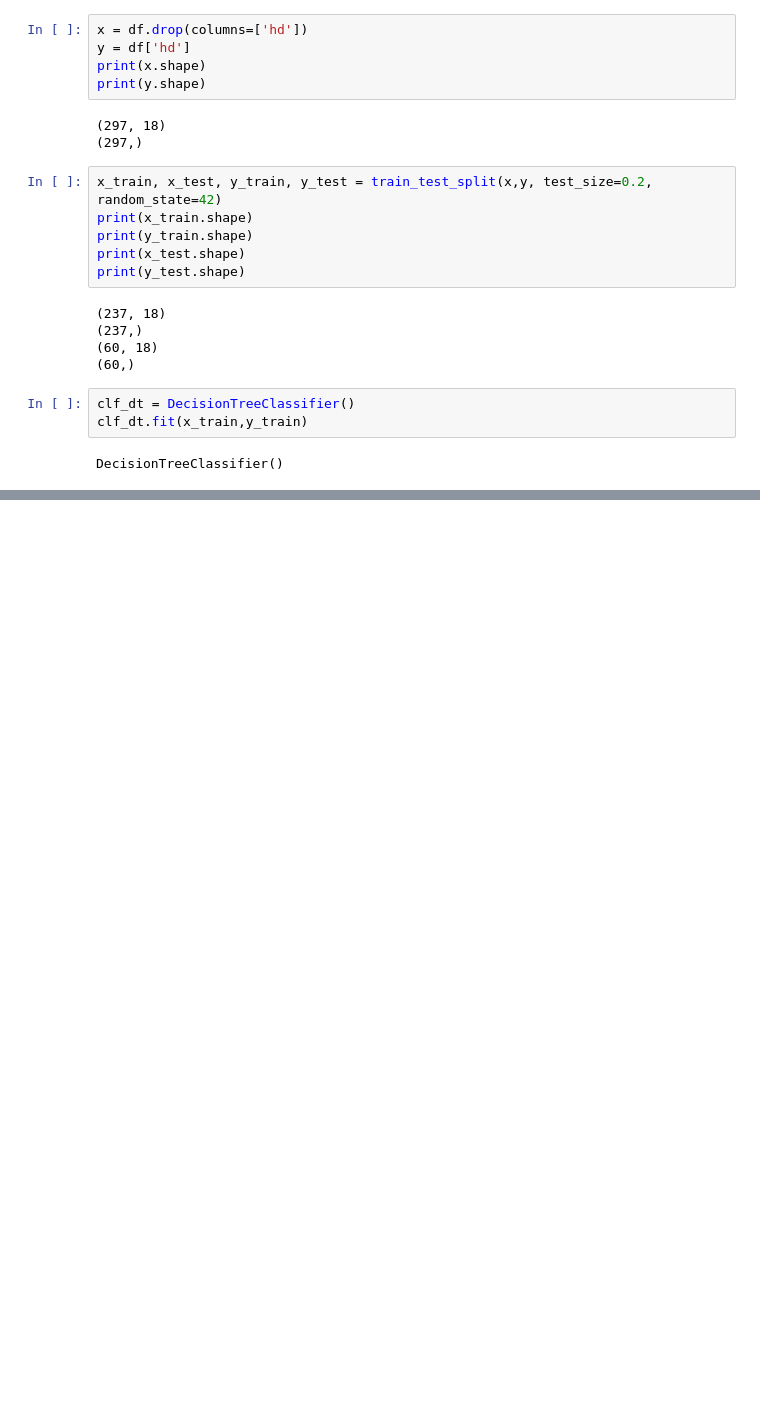
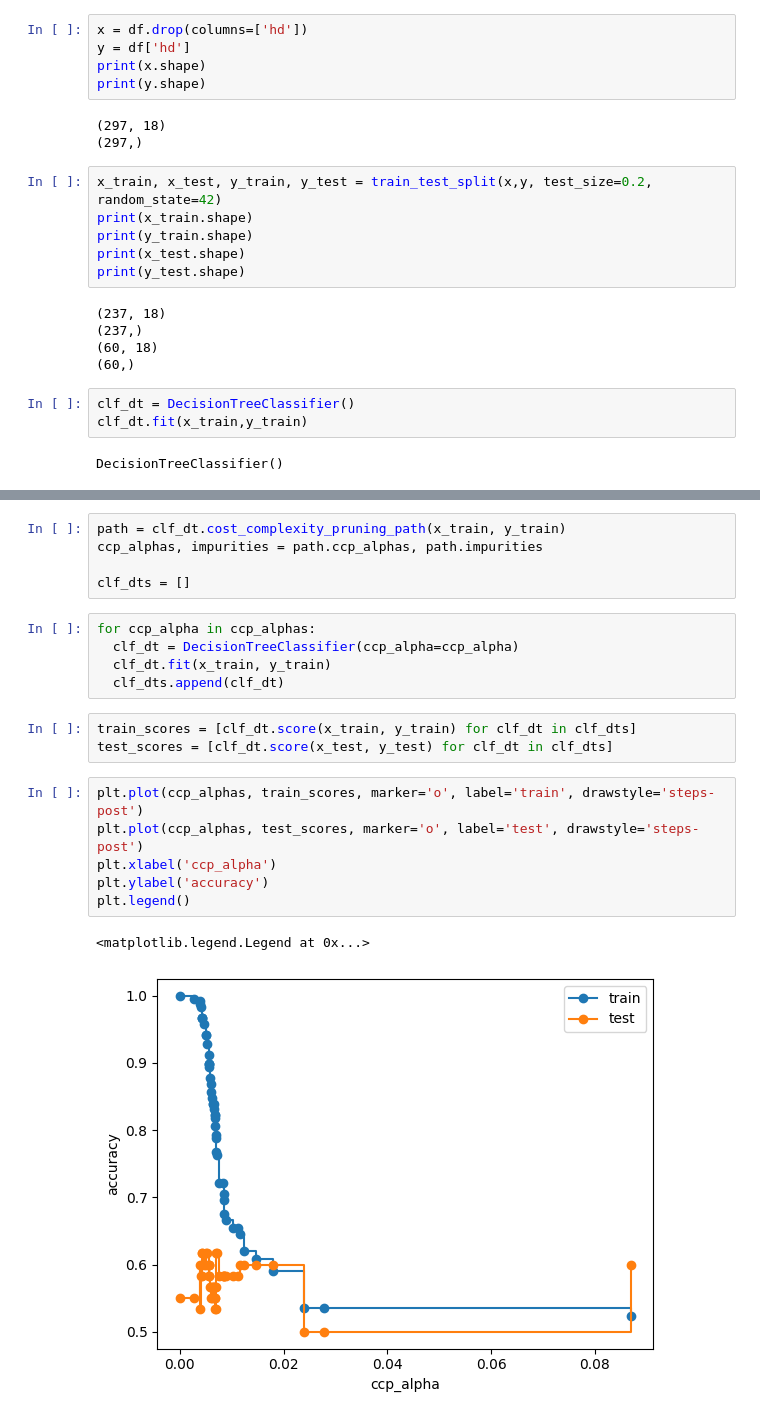
Before and after one commit to manjunathsirur1994/Decision_Trees, a Jupyter notebook: Decision_Tree.ipynb, the cells around one changed output, grey strips where cells are left out. Drawn from its saved outputs; the diff is of its cells as text; blank space fills up the shorter version.

```diff
--- a/Decision_Tree.ipynb
+++ b/Decision_Tree.ipynb
@@ -329,0 +329,22 @@ dtype: int64
+# %%
+path = clf_dt.cost_complexity_pruning_path(x_train, y_train)
+ccp_alphas, impurities = path.ccp_alphas, path.impurities
+
+clf_dts = []
+# %%
+for ccp_alpha in ccp_alphas:
+  clf_dt = DecisionTreeClassifier(ccp_alpha=ccp_alpha)
+  clf_dt.fit(x_train, y_train)
+  clf_dts.append(clf_dt)
+# %%
+train_scores = [clf_dt.score(x_train, y_train) for clf_dt in clf_dts]
+test_scores = [clf_dt.score(x_test, y_test) for clf_dt in clf_dts]
+# %%
+plt.plot(ccp_alphas, train_scores, marker='o', label='train', drawstyle='steps-post')
+plt.plot(ccp_alphas, test_scores, marker='o', label='test', drawstyle='steps-post')
+plt.xlabel('ccp_alpha')
+plt.ylabel('accuracy')
+plt.legend()
+# %% [output]
+<matplotlib.legend.Legend at 0x...>
+[figure, added]
```
Also changed, not shown: parts of 9 cells of this notebook.
